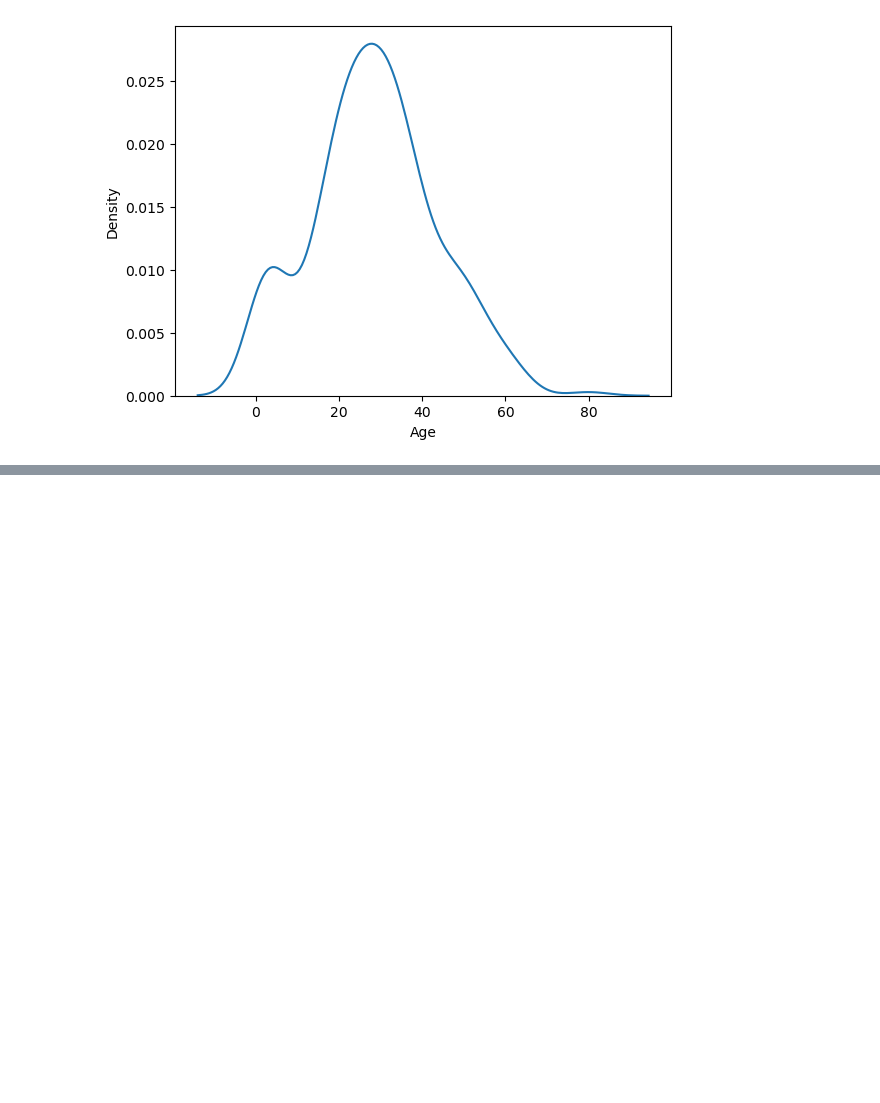
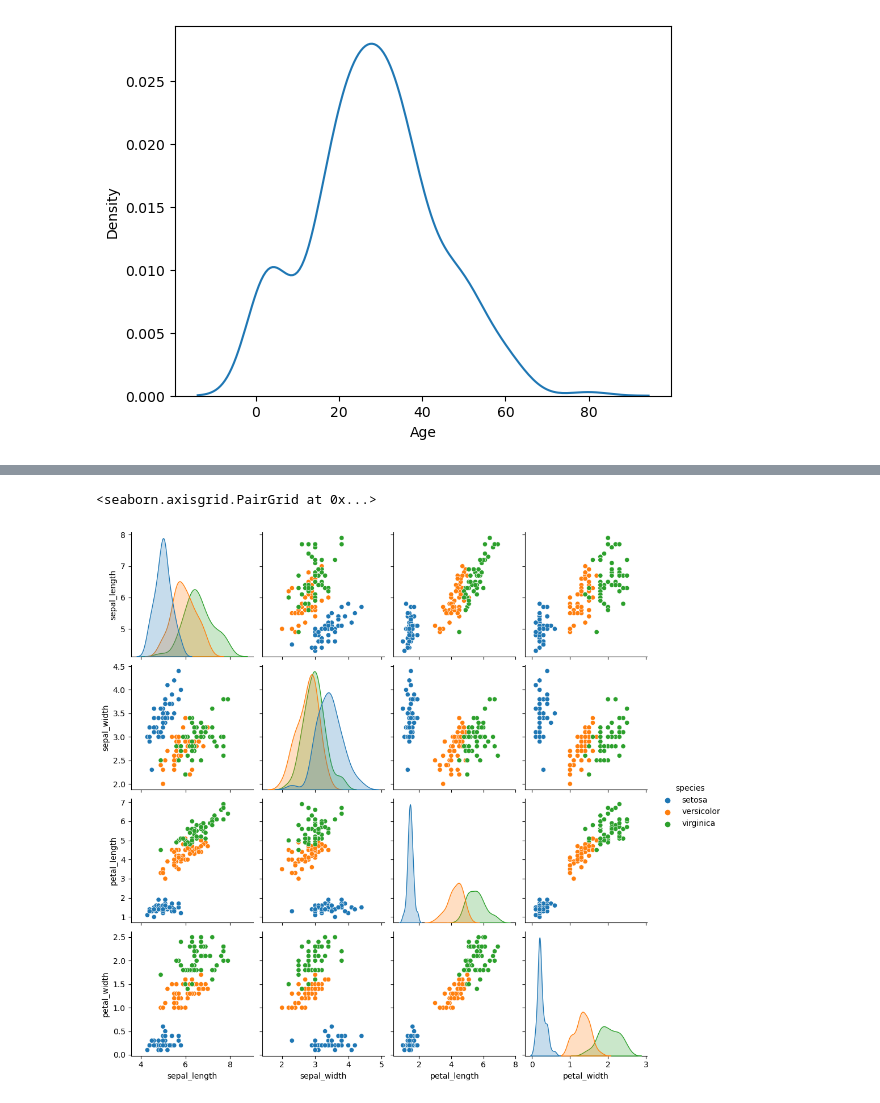
Before and after one commit to DeepjyotiBhattacharjee/pandas-revision, a Jupyter notebook: eda.ipynb, the cells around one changed output, grey strips where cells are left out. Cells and saved outputs as stored; diff of their text form; code cells hidden in the pictures; blank space fills up the shorter version.

```diff
--- a/eda.ipynb
+++ b/eda.ipynb
@@ -512,0 +599,5 @@ https://gist.github.com/mwaskom/de44147ed2974457ad6372750bbe5751
+# %%
+sns.pairplot(data=iris,hue='species')
+# %% [output]
+<seaborn.axisgrid.PairGrid at 0x...>
+[figure, added]
```
Also changed, not shown: parts of 28 cells of this notebook, 1 other file.
